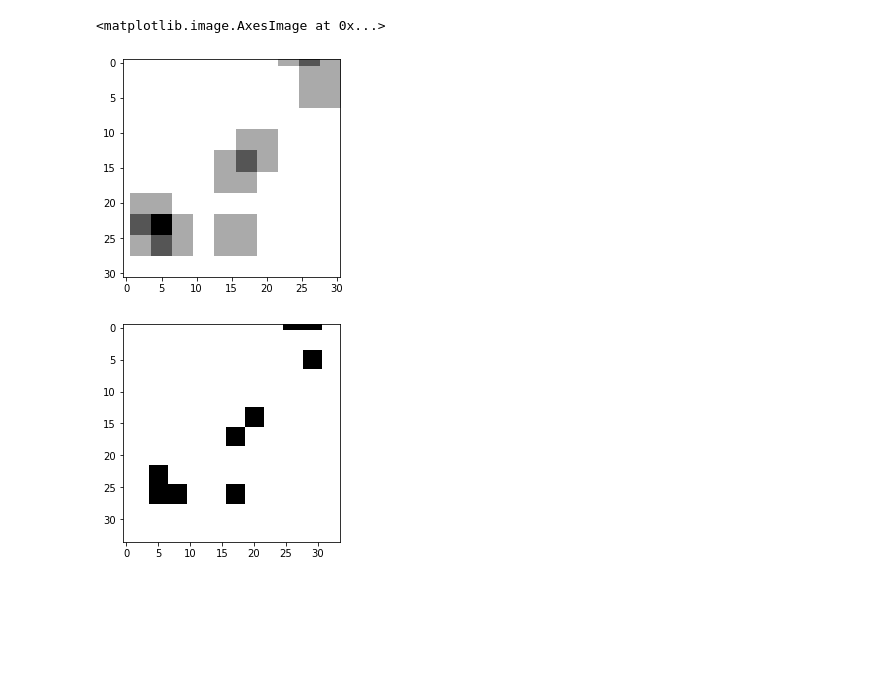
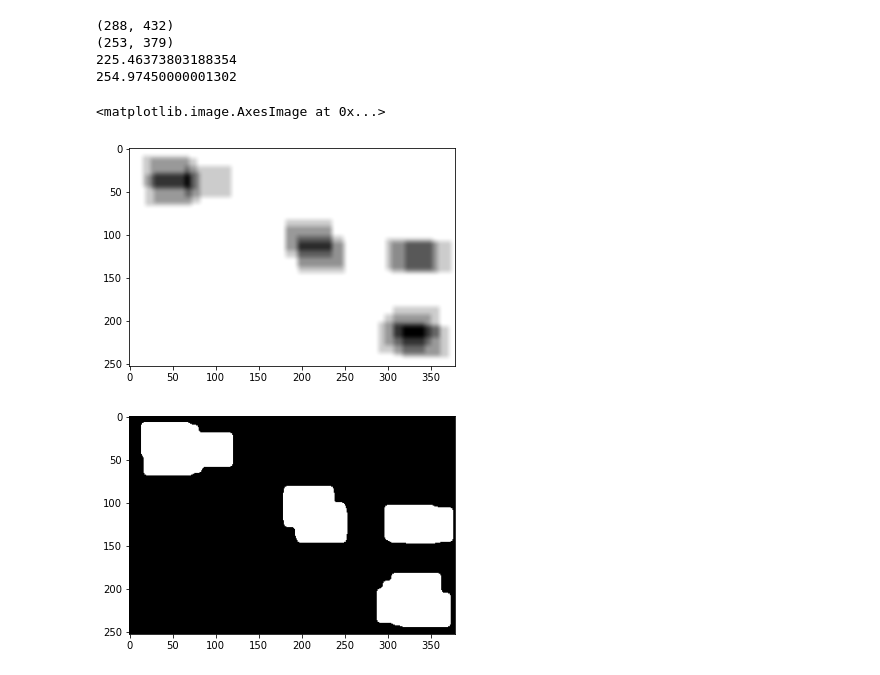
Before and after one commit to aballari9/CAB-Final-Project, a Jupyter notebook: src/conv.ipynb, the cells around one changed output. Drawn from its saved outputs; the diff is of its cells as text; code cells hidden in the pictures; blank space fills up the shorter version.

Commit message:
Added methods to normalize and visualize gaussian data and completed connected componenet analysis

```diff
--- a/src/conv.ipynb
+++ b/src/conv.ipynb
@@ -52,8 +132,8 @@ stim = stim1
 # %%
-# Represent points as 2D image
-im = np.zeros((36,36))
-im[stim[:,0], stim[:,1]] = 1.0
-print(im)
+# # Represent points as 2D image
+# im = np.zeros((36,36))
+# im[stim[:,0], stim[:,1]] = 1.0
+# print(im)
 
-fig, ax2 = plt.subplots()
-ax2.imshow(im, cmap='gray_r')
+# fig, ax2 = plt.subplots()
+# ax2.imshow(im, cmap='gray_r')
@@ -70,30 +140,50 @@ ax2.imshow(im, cmap='gray_r')
 # %%
 # Average Convolution
 
-# kernel = np.ones((6,6)).astype(float) / 36
-
 def avg_conv_2d(im, filt):
-    out = np.zeros((4,4)).astype(float)
-
-#     for i in range(out.shape[0]):
-#         for j in range(out.shape[1]):
-#             out[i,j] = signal.convolve2d(im[i:i+3, j:j+3], filt, mode='valid')
     out = signal.convolve2d(im, filt, mode='valid')
     return out
 
 
-kernel = np.ones((6,6)).astype(float) / 36
-out = avg_conv_2d(im, kernel)
+# kernel = np.ones((6,6)).astype(float) / 36
+# out = avg_conv_2d(im, kernel)
+
+# fig, ax3 = plt.subplots()
+# ax3.imshow(out, cmap='gray_r')
+
+# kernel = np.ones((3,3)).astype(float) / 9
+# out = avg_conv_2d(im, kernel)
+
+# fig, ax3 = plt.subplots()
+# ax3.imshow(out, cmap='gray_r')
+
+
+print(g_im.shape)
+h, w = g_im.shape
+sf = 8
+k_h, k_w = int(h/sf), int(w/sf)
+kernel = np.ones((k_h, k_w)).astype(float) / (k_h*k_w)
+out = avg_conv_2d(g_im, kernel)
+print(out.shape)
 
 fig, ax3 = plt.subplots()
-ax3.imshow(out, cmap='gray_r')
+ax3.imshow(out, cmap=plt.get_cmap("gray"))
 
-kernel = np.ones((3,3)).astype(float) / 9
-out = avg_conv_2d(im, kernel)
+print(np.min(out))
+
+print(np.max(out))
+
+bool_out = out <= 254.00
+# bool_out[bool_out >= 254.00] = 0
+# bool_out[bool_out < 254.00] = 1
 
 fig, ax3 = plt.subplots()
-ax3.imshow(out, cmap='gray_r')
+ax3.imshow(bool_out, cmap=plt.get_cmap("gray"))
 # %% [output]
-<matplotlib.image.AxesImage at 0x...>
+(288, 432)
+(253, 379)
+225.46373803188354
+254.97450000001302
+<matplotlib.image.AxesImage at 0x...>
-[figure, old version]
+[figure, new version]
-[figure, old version]
+[figure, new version]
```
Also changed, not shown: parts of 12 cells of this notebook, 1 other file.
